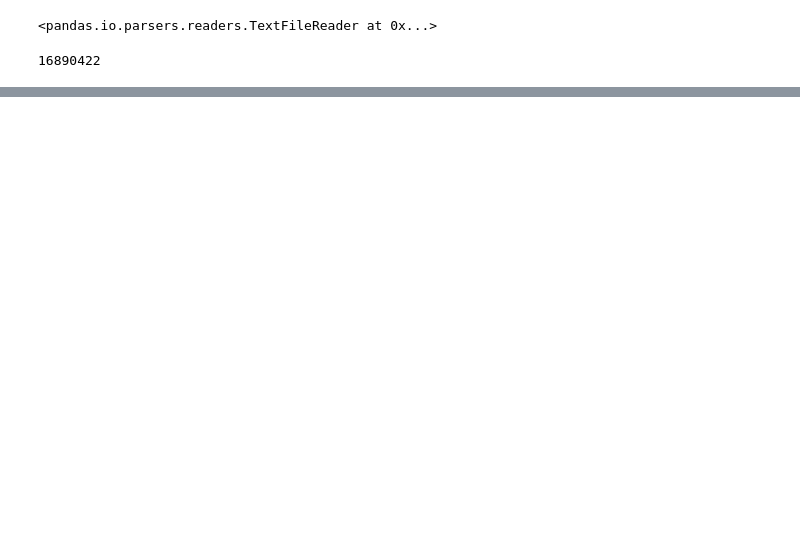
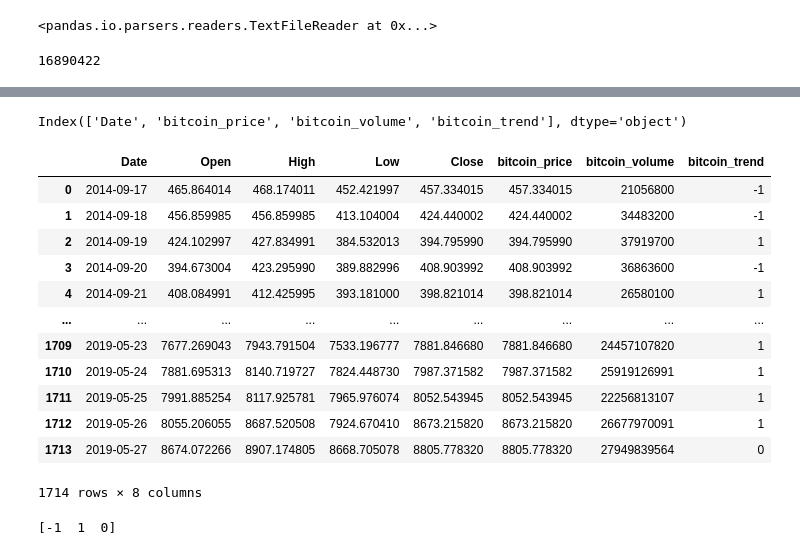
Before and after one commit to malgorzatagorska/ProjektKoncowyBitcoin, a Jupyter notebook: load_data.ipynb, the cells around one changed output, grey strips where cells are left out. Cells and saved outputs as stored; diff of their text form; code cells hidden in the pictures; blank space fills up the shorter version.

```diff
--- a/load_data.ipynb
+++ b/load_data.ipynb
@@ -59,4 +69,4 @@ print(df.head())
 # %%
-df_2 = pd.read_csv('C:\\Users\\Agata Gera\\Desktop\\projekt\\BTC-USD.csv', sep =',', encoding='utf-8')
+df_2 = pd.read_csv('C:\\Users\\wcwik02\\Desktop\\SDA\\PROJEKT_KOŃCOWY\\datasets\\BTC-USD.csv', sep =',', encoding='utf-8')
 # %%
 print(df_2.head())
@@ -66 +95,34 @@ print(df_2.columns)
+# %%
+df_2.rename(columns={'Adj Close': 'bitcoin_price'}, inplace=True)
+df_2.rename(columns={'Volume': 'bitcoin_volume'}, inplace=True)
+# %%
+df_2 = df_2.drop(['Open', 'High', 'Low', 'Close'], axis=1)
+print(df_2.columns)
+# %% [output]
+Index(['Date', 'bitcoin_price', 'bitcoin_volume', 'bitcoin_trend'], dtype='object')
+# %%
+def get_trend(df):
+    df['bitcoin_trend'] = df['bitcoin_price'].shift(-1) - df['bitcoin_price']
+    df['bitcoin_trend'] = df['bitcoin_trend'].apply(lambda x: 1 if x > 0 else (-1 if x < 0 else 0))
+    return df
+# %%
+get_trend(df_2)
+# %% [output]
+|  | Date | Open | High | Low | Close | bitcoin_price | bitcoin_volume | bitcoin_trend |
+| 0 | 2014-09-17 | 465.864014 | 468.174011 | 452.421997 | 457.334015 | 457.334015 | 21056800 | -1 |
+| 1 | 2014-09-18 | 456.859985 | 456.859985 | 413.104004 | 424.440002 | 424.440002 | 34483200 | -1 |
+| 2 | 2014-09-19 | 424.102997 | 427.834991 | 384.532013 | 394.795990 | 394.795990 | 37919700 | 1 |
+| 3 | 2014-09-20 | 394.673004 | 423.295990 | 389.882996 | 408.903992 | 408.903992 | 36863600 | -1 |
+| 4 | 2014-09-21 | 408.084991 | 412.425995 | 393.181000 | 398.821014 | 398.821014 | 26580100 | 1 |
+| ... | ... | ... | ... | ... | ... | ... | ... | ... |
+| 1709 | 2019-05-23 | 7677.269043 | 7943.791504 | 7533.196777 | 7881.846680 | 7881.846680 | 24457107820 | 1 |
+| 1710 | 2019-05-24 | 7881.695313 | 8140.719727 | 7824.448730 | 7987.371582 | 7987.371582 | 25919126991 | 1 |
+| 1711 | 2019-05-25 | 7991.885254 | 8117.925781 | 7965.976074 | 8052.543945 | 8052.543945 | 22256813107 | 1 |
+| 1712 | 2019-05-26 | 8055.206055 | 8687.520508 | 7924.670410 | 8673.215820 | 8673.215820 | 26677970091 | 1 |
+| 1713 | 2019-05-27 | 8674.072266 | 8907.174805 | 8668.705078 | 8805.778320 | 8805.778320 | 27949839564 | 0 |
+1714 rows × 8 columns
+# %%
+print(df_2['bitcoin_trend'].unique())
+# %% [output]
+[-1  1  0]
 # %%
```
Also changed, not shown: parts of 34 cells of this notebook.
